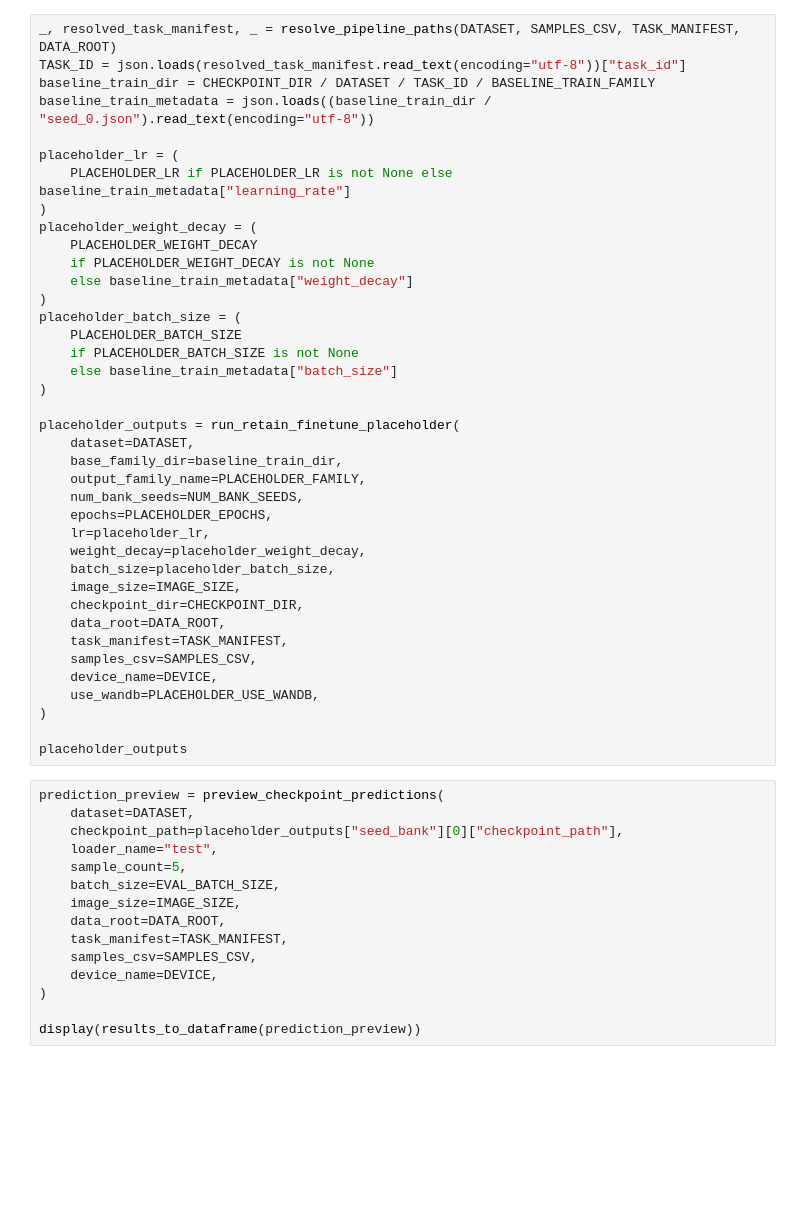
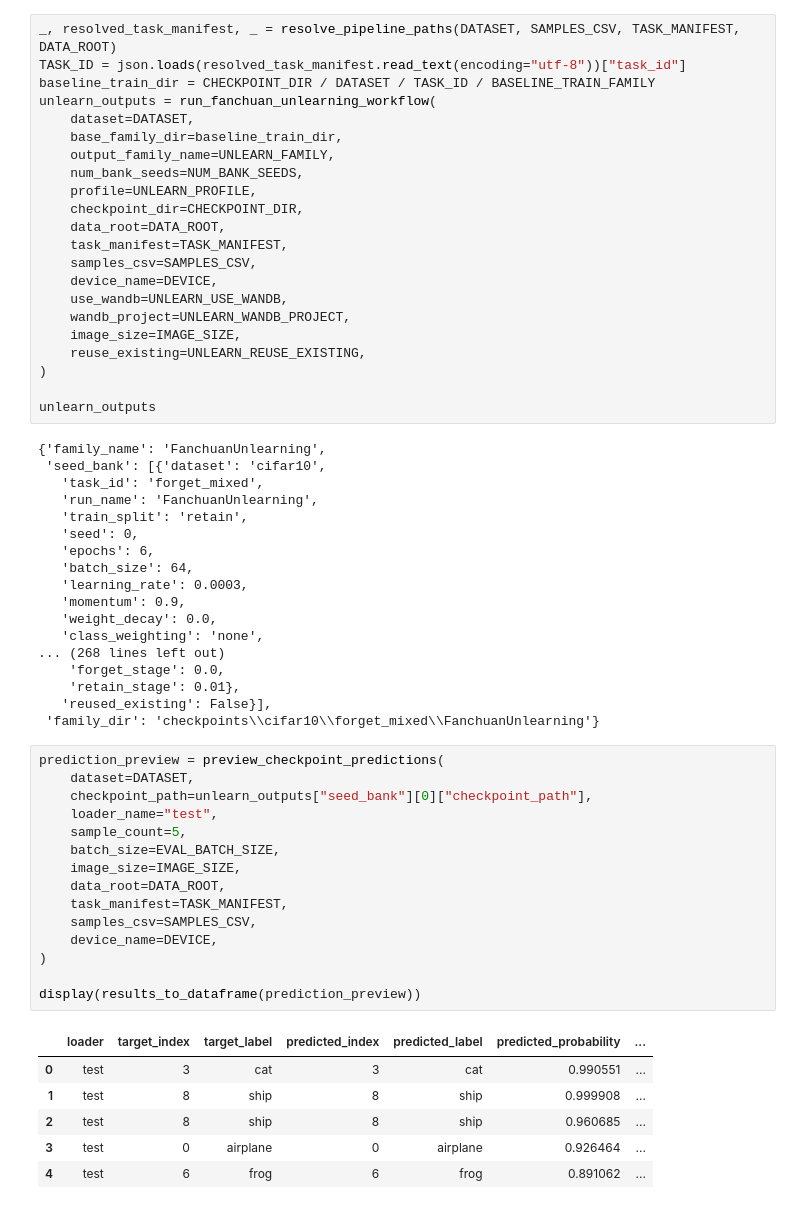
Before and after one commit to Kevinktv/CPSC550_Project, a Jupyter notebook: Code/02_benchmark_inference_unlearning.ipynb, the cells around one changed output. Cells and saved outputs as stored; diff of their text form; blank space fills up the shorter version.

```diff
--- a/Code/02_benchmark_inference_unlearning.ipynb
+++ b/Code/02_benchmark_inference_unlearning.ipynb
@@ -43,56 +42,64 @@ SAMPLES_CSV = None
 _, resolved_task_manifest, _ = resolve_pipeline_paths(DATASET, SAMPLES_CSV, TASK_MANIFEST, DATA_ROOT)
 TASK_ID = json.loads(resolved_task_manifest.read_text(encoding="utf-8"))["task_id"]
 baseline_train_dir = CHECKPOINT_DIR / DATASET / TASK_ID / BASELINE_TRAIN_FAMILY
-baseline_train_metadata = json.loads((baseline_train_dir / "seed_0.json").read_text(encoding="utf-8"))
-
-placeholder_lr = (
-    PLACEHOLDER_LR if PLACEHOLDER_LR is not None else baseline_train_metadata["learning_rate"]
-)
-placeholder_weight_decay = (
-    PLACEHOLDER_WEIGHT_DECAY
-    if PLACEHOLDER_WEIGHT_DECAY is not None
-    else baseline_train_metadata["weight_decay"]
-)
-placeholder_batch_size = (
-    PLACEHOLDER_BATCH_SIZE
-    if PLACEHOLDER_BATCH_SIZE is not None
-    else baseline_train_metadata["batch_size"]
-)
-
-placeholder_outputs = run_retain_finetune_placeholder(
+unlearn_outputs = run_fanchuan_unlearning_workflow(
     dataset=DATASET,
     base_family_dir=baseline_train_dir,
-    output_family_name=PLACEHOLDER_FAMILY,
+    output_family_name=UNLEARN_FAMILY,
     num_bank_seeds=NUM_BANK_SEEDS,
-    epochs=PLACEHOLDER_EPOCHS,
-    lr=placeholder_lr,
-    weight_decay=placeholder_weight_decay,
-    batch_size=placeholder_batch_size,
-    image_size=IMAGE_SIZE,
+    profile=UNLEARN_PROFILE,
     checkpoint_dir=CHECKPOINT_DIR,
     data_root=DATA_ROOT,
     task_manifest=TASK_MANIFEST,
     samples_csv=SAMPLES_CSV,
     device_name=DEVICE,
-    use_wandb=PLACEHOLDER_USE_WANDB,
+    use_wandb=UNLEARN_USE_WANDB,
+    wandb_project=UNLEARN_WANDB_PROJECT,
+    image_size=IMAGE_SIZE,
+    reuse_existing=UNLEARN_REUSE_EXISTING,
 )
 
-placeholder_outputs
+unlearn_outputs
+# %% [output]
+{'family_name': 'FanchuanUnlearning',
+ 'seed_bank': [{'dataset': 'cifar10',
+   'task_id': 'forget_mixed',
+   'run_name': 'FanchuanUnlearning',
+   'train_split': 'retain',
+   'seed': 0,
+   'epochs': 6,
+   'batch_size': 64,
+   'learning_rate': 0.0003,
+   'momentum': 0.9,
+   'weight_decay': 0.0,
+   'class_weighting': 'none',
+... (268 lines left out)
+    'forget_stage': 0.0,
+    'retain_stage': 0.01},
+   'reused_existing': False}],
+ 'family_dir': 'checkpoints\\cifar10\\forget_mixed\\FanchuanUnlearning'}
 # %%
 prediction_preview = preview_checkpoint_predictions(
     dataset=DATASET,
-    checkpoint_path=placeholder_outputs["seed_bank"][0]["checkpoint_path"],
+    checkpoint_path=unlearn_outputs["seed_bank"][0]["checkpoint_path"],
     loader_name="test",
     sample_count=5,
     batch_size=EVAL_BATCH_SIZE,
     image_size=IMAGE_SIZE,
     data_root=DATA_ROOT,
     task_manifest=TASK_MANIFEST,
     samples_csv=SAMPLES_CSV,
     device_name=DEVICE,
 )
 
 display(results_to_dataframe(prediction_preview))
+# %% [output]
+|  | loader | target_index | target_label | predicted_index | predicted_label | predicted_probability | ... |
+| 0 | test | 3 | cat | 3 | cat | 0.990551 | ... |
+| 1 | test | 8 | ship | 8 | ship | 0.999908 | ... |
+| 2 | test | 8 | ship | 8 | ship | 0.960685 | ... |
+| 3 | test | 0 | airplane | 0 | airplane | 0.926464 | ... |
+| 4 | test | 6 | frog | 6 | frog | 0.891062 | ... |
 # %%
 benchmark_outputs = run_benchmark_notebook_workflow(
     dataset=DATASET,
```
Also changed, not shown: parts of 6 cells of this notebook, 13 other files.
